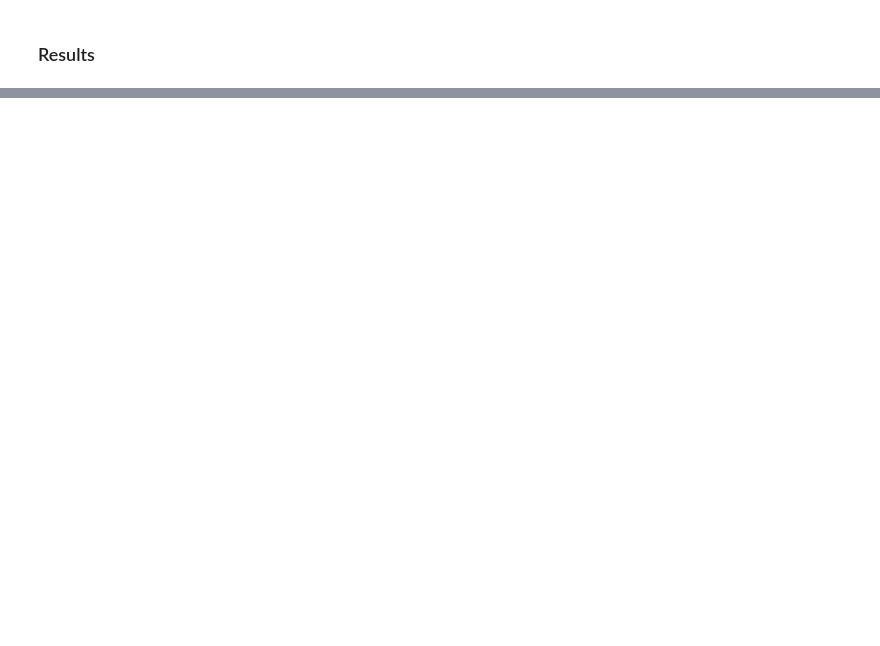
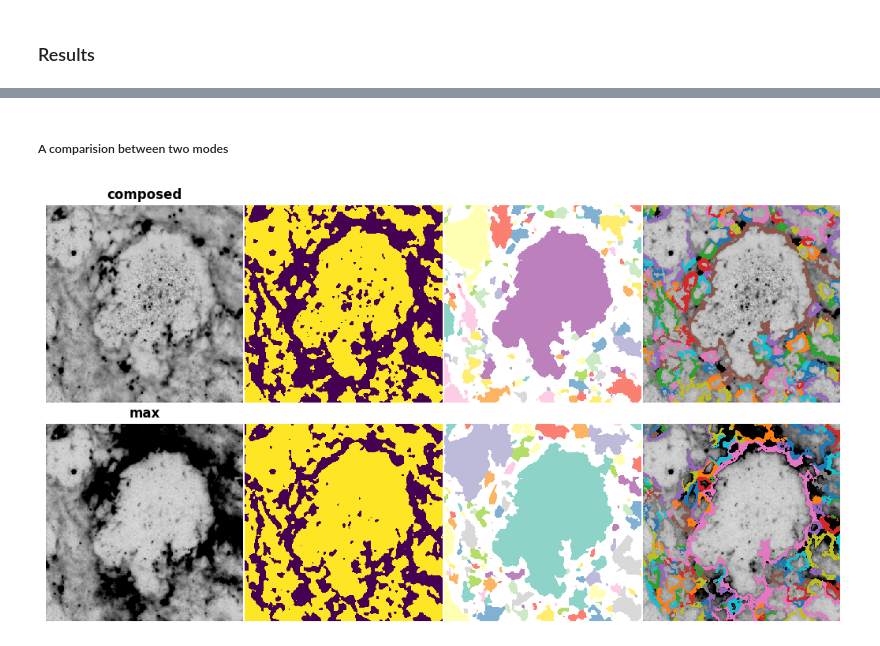
Before and after one commit to sytan177/froth, a Jupyter notebook: examples/getting_started.ipynb, the cells around one changed output, grey strips where cells are left out. Saved outputs shown, nothing was run; the diff lists cells and outputs as text; code cells hidden in the pictures; blank space fills up the shorter version.

```diff
--- a/examples/getting_started.ipynb
+++ b/examples/getting_started.ipynb
@@ -270,0 +308,10 @@ Text(0, 0.5, 'Image Y [pixel]')
+# %%
+image_composed = ImageData.from_file('/home/hpc/a104bc/a104bc20/analysis/extract_bubbles_GNN/hlsp_phangs-jwst_jwst_miri_ngc0628_f770w_v1p1_img.fits')
+img_config_composed = ImageConfig(save_scaler = False,
+                                  align = True,
+                                  filter_sizes = [10, 20, 40],
+                                  detection_mode = 'composed',
+                                  detection_threshold = 0.23,
+                                  batch_size = 1000000)
+classifier_composed = BubbleClassifier('aerate_2d_den',
+                                       processing_config = img_config_composed)
@@ -270,0 +362,10 @@ Text(0, 0.5, 'Image Y [pixel]')
+# %%
+image_max = ImageData.from_file('/home/hpc/a104bc/a104bc20/analysis/extract_bubbles_GNN/hlsp_phangs-jwst_jwst_miri_ngc0628_f770w_v1p1_img.fits')
+img_config_max = ImageConfig(save_scaler = False,
+                             align = True,
+                             filter_sizes = [10, 20, 40],
+                             detection_mode = 'max',
+                             detection_threshold = 0.25,
+                             batch_size = 1000000)
+classifier_max = BubbleClassifier('aerate_2d_den',
+                              processing_config = img_config_max)
@@ -270,0 +414,43 @@ Text(0, 0.5, 'Image Y [pixel]')
+# %% [markdown]
+##### A comparision between two modes
+# %%
+region = np.s_[400: 730, 260: 590]
+fig, ax = plt.subplots(2, 4, figsize=(13, 7.), dpi = 100)
+plt.subplots_adjust(wspace = 0.01, hspace = 0.1)
+
+ax[0, 0].set_title('composed', fontweight='bold')
+ax[0, 0].imshow(image_composed.data[region], origin = 'lower', cmap='Greys',
+             vmin = -0.8, vmax = 2.6, interpolation = 'none')
+ax[0, 1].imshow(image_composed.probs[region] > 0.2, origin = 'lower', cmap='viridis',
+             vmin = 0.0, vmax = 1.0, interpolation = 'none')
+
+inner_groups = image_composed.inner_assigned.reshape(image_composed.data.shape)
+ax[0, 2].imshow(shuffle_labels(inner_groups[region]),
+                origin = 'lower', cmap='Set3', interpolation = 'none')
+ax[0, 3].imshow(image_composed.data[region], origin = 'lower', cmap='Greys',
+             vmin = -0.8, vmax = 2.6, interpolation = 'none')
+shell_composed = (image_composed.bubble_groups != -1) & (image_composed.inner != 1)
+shell_composed = np.where(shell_composed, image_composed.bubble_groups, np.nan)
+ax[0, 3].imshow(shuffle_labels(shell_composed[region]), origin='lower', cmap='tab10',
+                interpolation='none')
+
+ax[1, 0].set_title('max', fontweight='bold')
+ax[1, 0].imshow(image_max.data[region], origin = 'lower', cmap='Greys',
+             vmin = -0.8, vmax = 2.6, interpolation = 'none')
+ax[1, 1].imshow(image_max.probs[region] > 0.2, origin = 'lower', cmap='viridis',
+             vmin = 0.0, vmax = 1.0, interpolation = 'none')
+
+inner_groups = image_max.inner_assigned.reshape(image_max.data.shape)
+ax[1, 2].imshow(shuffle_labels(inner_groups[region]),
+                origin = 'lower', cmap='Set3', interpolation = 'none')
+ax[1, 3].imshow(image_max.data[region], origin = 'lower', cmap='Greys',
+             vmin = -0.8, vmax = 2.6, interpolation = 'none')
+shell_max = (image_max.bubble_groups != -1) & (image_max.inner != 1)
+shell_max = np.where(shell_max, image_max.bubble_groups, np.nan)
+ax[1, 3].imshow(shuffle_labels(shell_max[region]), origin='lower', cmap='tab10',
+                interpolation='none')
+
+for ax_i in ax.ravel():
+    ax_i.axis('off')
+# %% [output]
+[figure, added]
```
Also changed, not shown: parts of 41 cells of this notebook.
